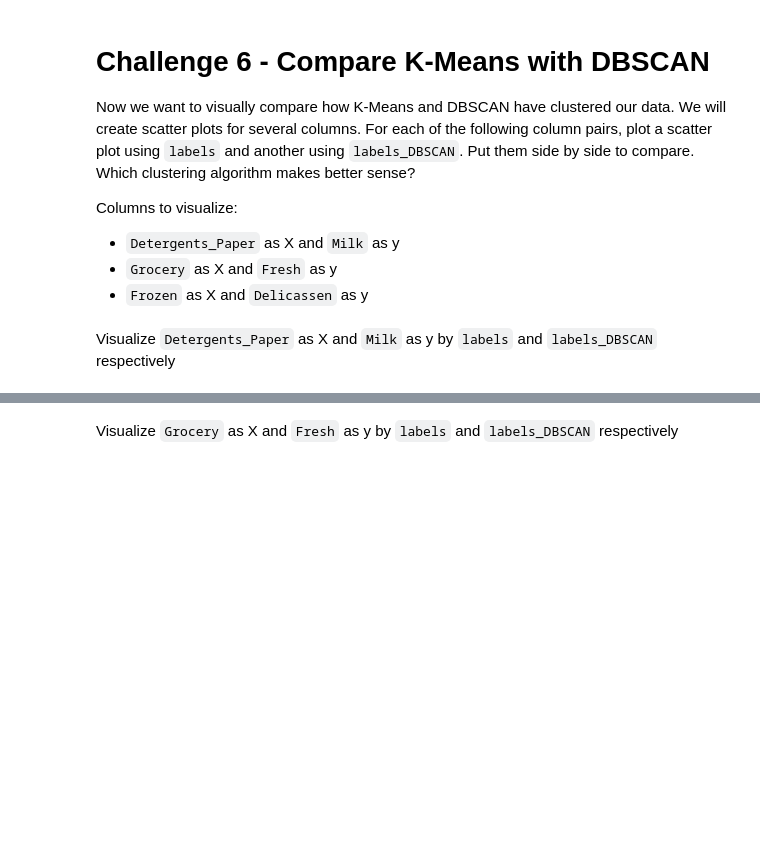
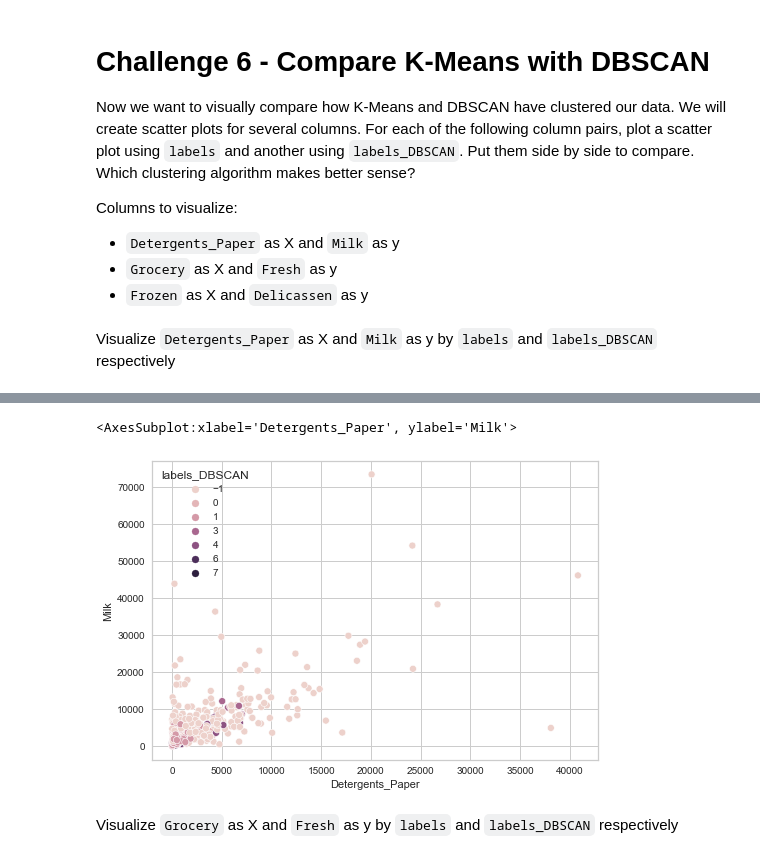
Before and after one commit to ta-data-lis/lab-unsupervised-learning, a Jupyter notebook: your-code/main.ipynb, the cells around one changed output, grey strips where cells are left out. Saved outputs shown, nothing was run; the diff lists cells and outputs as text; code cells hidden in the pictures; blank space fills up the shorter version.

```diff
--- a/your-code/main.ipynb
+++ b/your-code/main.ipynb
@@ -385,3 +391,8 @@ Visualize `Detergents_Paper` as X and `Milk` as y by `labels` and `labels_DBSCAN
+# %%
+sns.scatterplot(data=customers, x="Detergents_Paper", y="Milk", hue="labels_DBSCAN")
+# %% [output]
+<AxesSubplot:xlabel='Detergents_Paper', ylabel='Milk'>
+[figure, added]
 # %%
 # Your code here:
 # %% [markdown]
```
Also changed, not shown: parts of 20 cells of this notebook.
